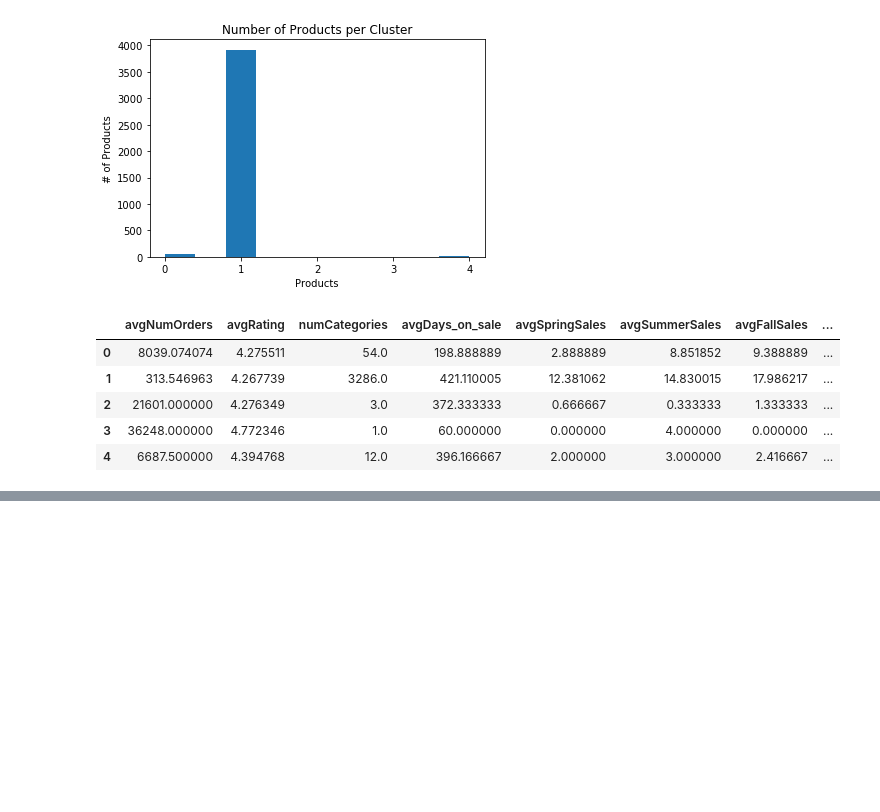
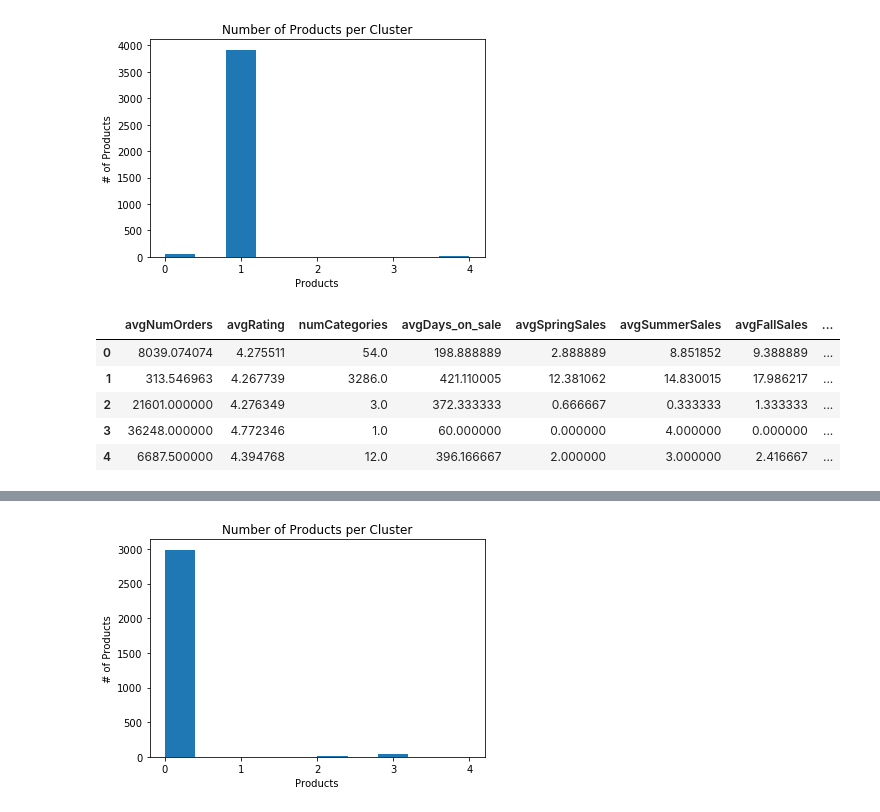
Before and after one commit to alexyanw/dse203-group-project, a Jupyter notebook: data_exploration/Demo_Product_Clustering.ipynb, the cells around one changed output, grey strips where cells are left out. Drawn from its saved outputs; the diff is of its cells as text; code cells hidden in the pictures; blank space fills up the shorter version.

```diff
--- a/data_exploration/Demo_Product_Clustering.ipynb
+++ b/data_exploration/Demo_Product_Clustering.ipynb
@@ -271,0 +272,20 @@ IndexError: list index out of range
+# %%
+mask=((rating_df['five_star_votes']==0) | (rating_df['five_star_votes'] > 200))
+five_star_rating_df=rating_df.loc[~mask]
+five_star_asin=five_star_rating_df['asin'].values
+# %%
+five_star_prod=explorer.products.statsByProduct(asin=five_star_asin)
+# %%
+cluster=explorer.products.clusterProducts(feature_set=five_star_prod,
+                                          n_clusters=5,
+                                          cluster_on=['numorders','five_star_votes',
+                                                      'summer_sales','days_on_sale',
+                                                     'three_star_votes'],
+                                         random_state=3)
+# %%
+cluster_df=pd.DataFrame(cluster.results, columns=cluster.columns)
+# %%
+cluster_prod_per_clust=prodPerCluster(cluster_df)
+cluster_prod_per_clust
+# %% [output]
+[figure, added]
```
Also changed, not shown: parts of 11 cells of this notebook.
